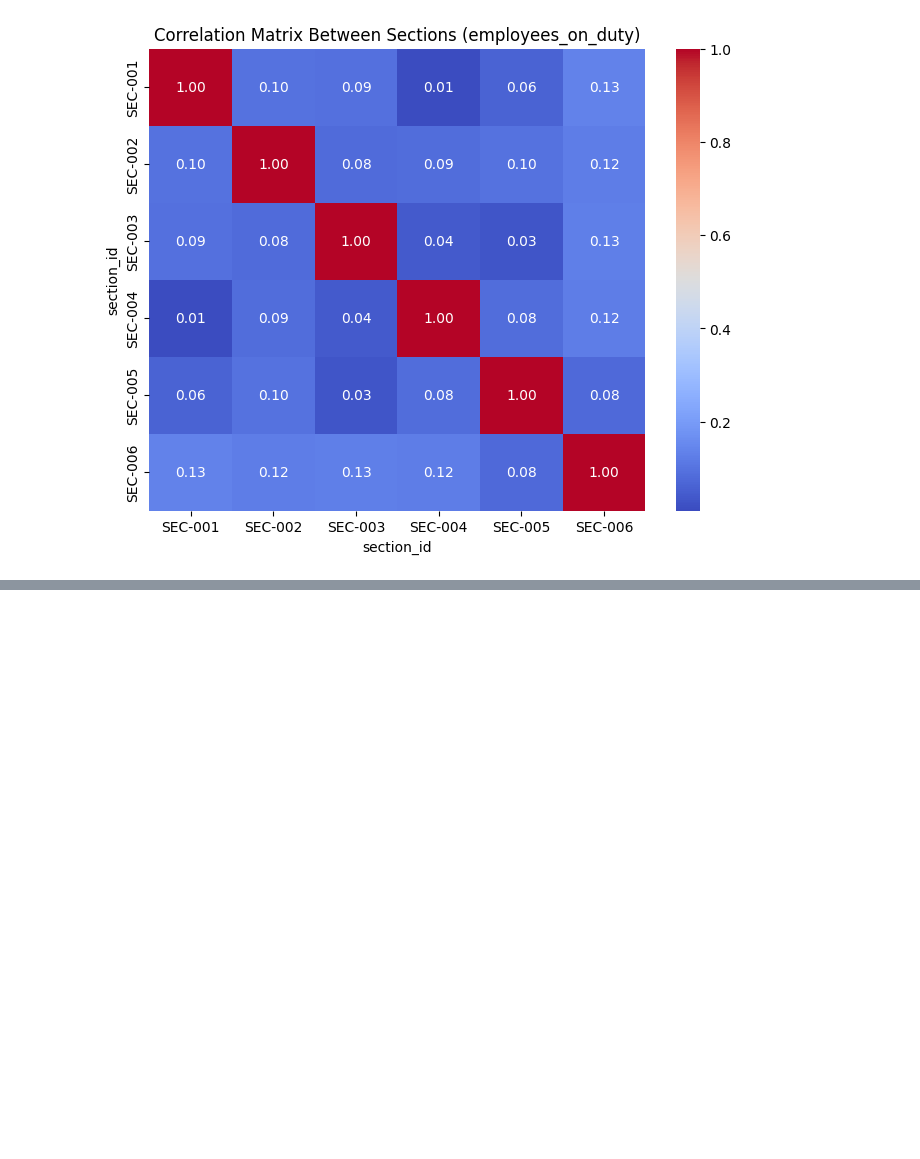
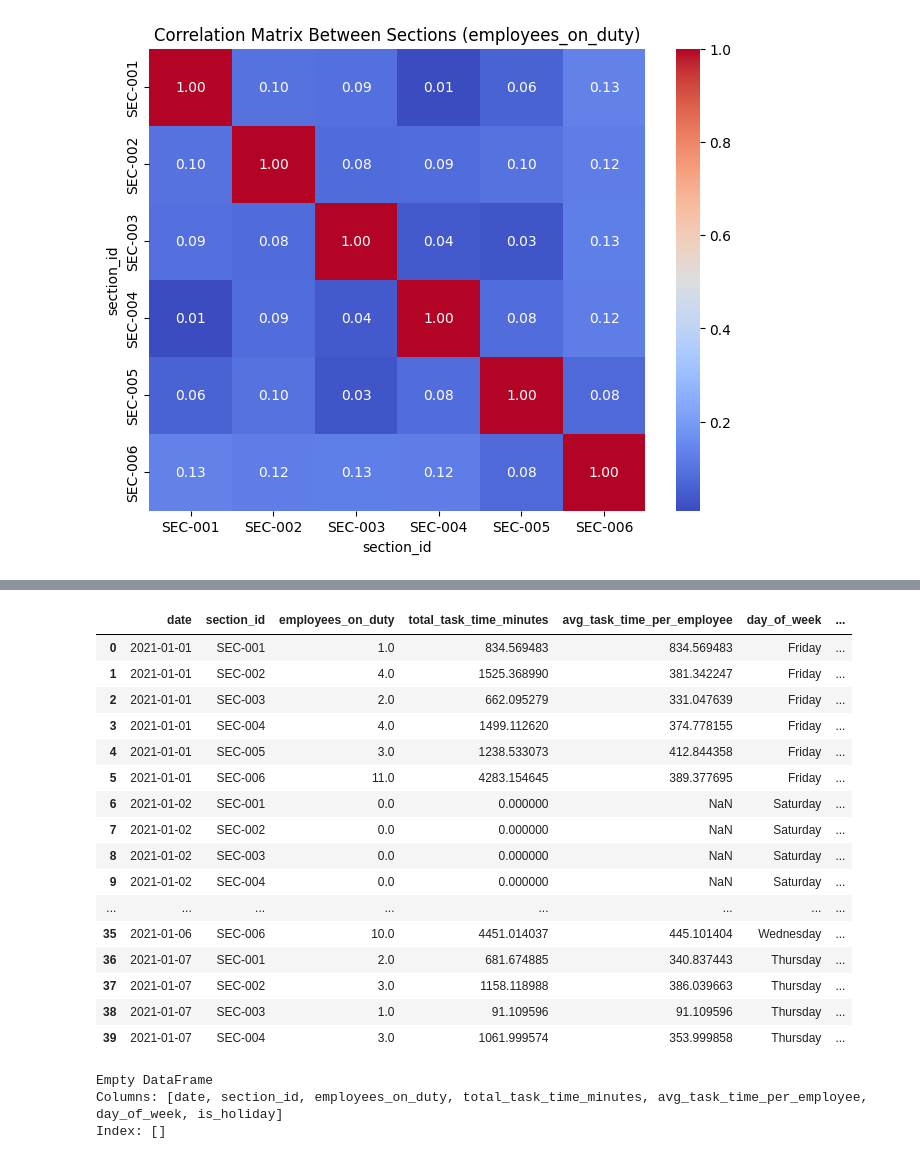
Before and after one commit to didulanthaisuru/rootcode_datathon_notebooks, a Jupyter notebook: data_visualization.ipynb, the cells around one changed output, grey strips where cells are left out. Saved outputs shown, nothing was run; the diff lists cells and outputs as text; code cells hidden in the pictures; blank space fills up the shorter version.

```diff
--- a/data_visualization.ipynb
+++ b/data_visualization.ipynb
@@ -235,0 +466,3 @@ print(duplicate_sections)
+# %%
+df = df.drop(columns=['is_working_day'])
+print(df.head())
@@ -235,0 +502,26 @@ print(duplicate_sections)
+# %%
+df.head(40)
+# %% [output]
+|  | date | section_id | employees_on_duty | total_task_time_minutes | avg_task_time_per_employee | day_of_week | ... |
+| 0 | 2021-01-01 | SEC-001 | 1.0 | 834.569483 | 834.569483 | Friday | ... |
+| 1 | 2021-01-01 | SEC-002 | 4.0 | 1525.368990 | 381.342247 | Friday | ... |
+| 2 | 2021-01-01 | SEC-003 | 2.0 | 662.095279 | 331.047639 | Friday | ... |
+| 3 | 2021-01-01 | SEC-004 | 4.0 | 1499.112620 | 374.778155 | Friday | ... |
+| 4 | 2021-01-01 | SEC-005 | 3.0 | 1238.533073 | 412.844358 | Friday | ... |
+| 5 | 2021-01-01 | SEC-006 | 11.0 | 4283.154645 | 389.377695 | Friday | ... |
+| 6 | 2021-01-02 | SEC-001 | 0.0 | 0.000000 | NaN | Saturday | ... |
+| 7 | 2021-01-02 | SEC-002 | 0.0 | 0.000000 | NaN | Saturday | ... |
+| 8 | 2021-01-02 | SEC-003 | 0.0 | 0.000000 | NaN | Saturday | ... |
+| 9 | 2021-01-02 | SEC-004 | 0.0 | 0.000000 | NaN | Saturday | ... |
+| ... | ... | ... | ... | ... | ... | ... | ... |
+| 35 | 2021-01-06 | SEC-006 | 10.0 | 4451.014037 | 445.101404 | Wednesday | ... |
+| 36 | 2021-01-07 | SEC-001 | 2.0 | 681.674885 | 340.837443 | Thursday | ... |
+| 37 | 2021-01-07 | SEC-002 | 3.0 | 1158.118988 | 386.039663 | Thursday | ... |
+| 38 | 2021-01-07 | SEC-003 | 1.0 | 91.109596 | 91.109596 | Thursday | ... |
+| 39 | 2021-01-07 | SEC-004 | 3.0 | 1061.999574 | 353.999858 | Thursday | ... |
+# %%
+print(df[df['is_holiday'] == 1])
+# %% [output]
+Empty DataFrame
+Columns: [date, section_id, employees_on_duty, total_task_time_minutes, avg_task_time_per_employee, day_of_week, is_holiday]
+Index: []
```
Also changed, not shown: parts of 46 cells of this notebook.
